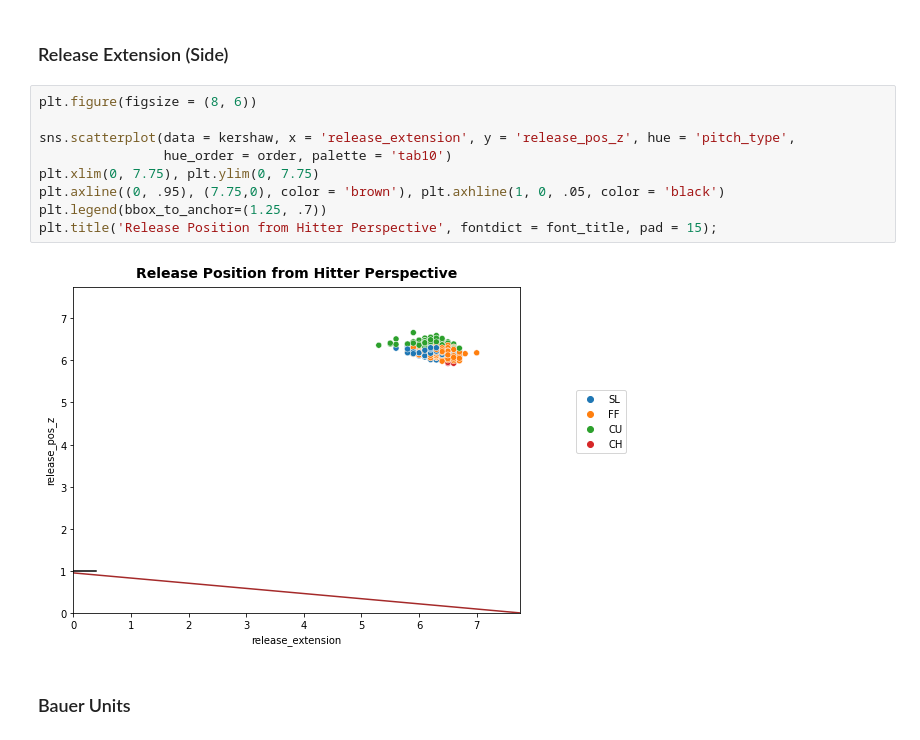
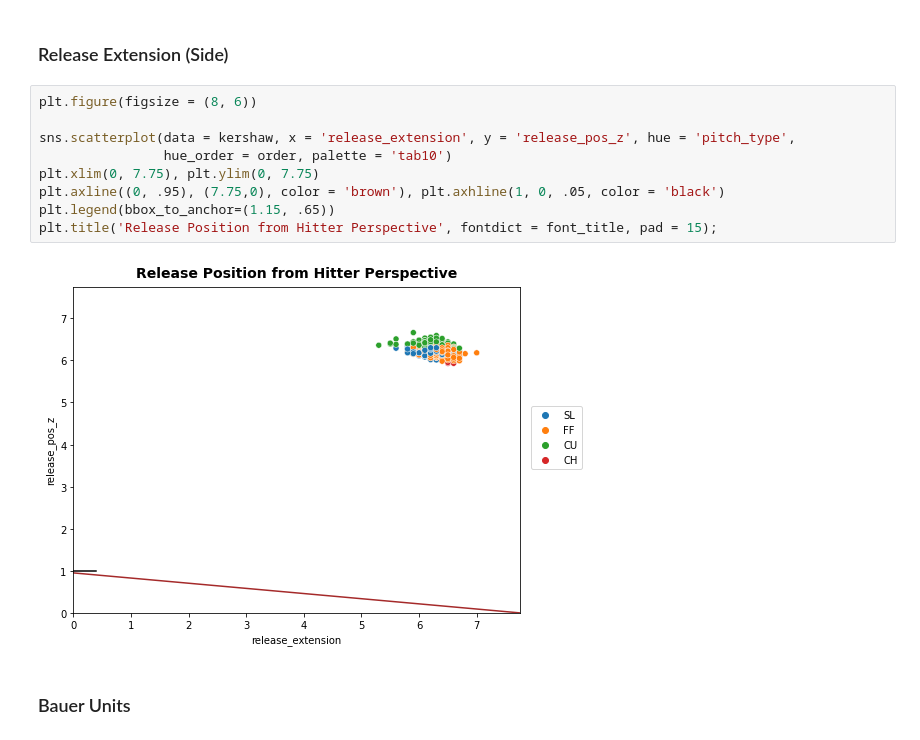
Before and after one commit to anthonyzurke/player-analysis, a Jupyter notebook: pitchers/kershaw-scoutingreport.ipynb, the cells around one changed output. Saved outputs shown, nothing was run; the diff lists cells and outputs as text.

```diff
--- a/pitchers/kershaw-scoutingreport.ipynb
+++ b/pitchers/kershaw-scoutingreport.ipynb
@@ -261,14 +255,14 @@ plt.title('Release Position from Hitter Perspective', fontdict = font_title, pad
 # %%
 plt.figure(figsize = (8, 6))
 
 sns.scatterplot(data = kershaw, x = 'release_extension', y = 'release_pos_z', hue = 'pitch_type',
                 hue_order = order, palette = 'tab10')
 plt.xlim(0, 7.75), plt.ylim(0, 7.75)
 plt.axline((0, .95), (7.75,0), color = 'brown'), plt.axhline(1, 0, .05, color = 'black')
-plt.legend(bbox_to_anchor=(1.25, .7))
+plt.legend(bbox_to_anchor=(1.15, .65))
 plt.title('Release Position from Hitter Perspective', fontdict = font_title, pad = 15);
 # %% [output]
-[figure, old version]
+[figure, new version]
 # %% [markdown]
 ### Bauer Units
 # %%
```
Also changed, not shown: parts of 11 cells of this notebook.
